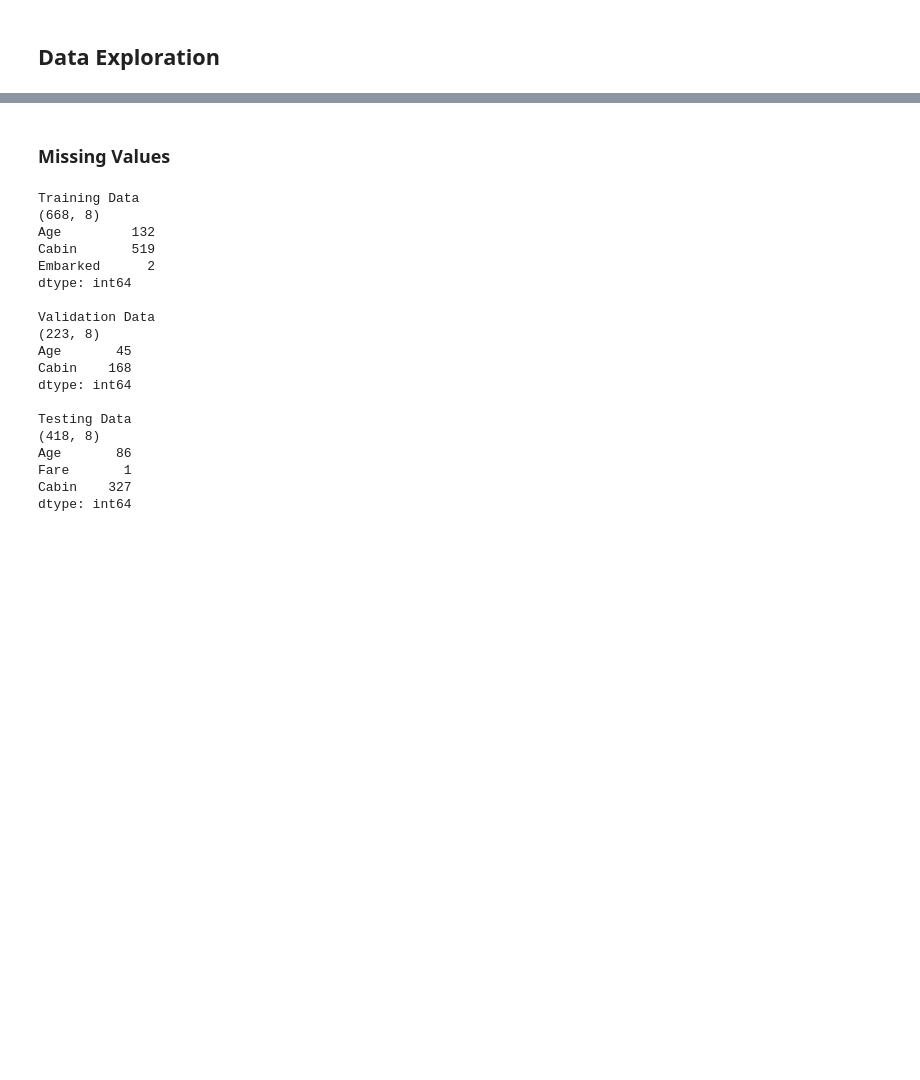
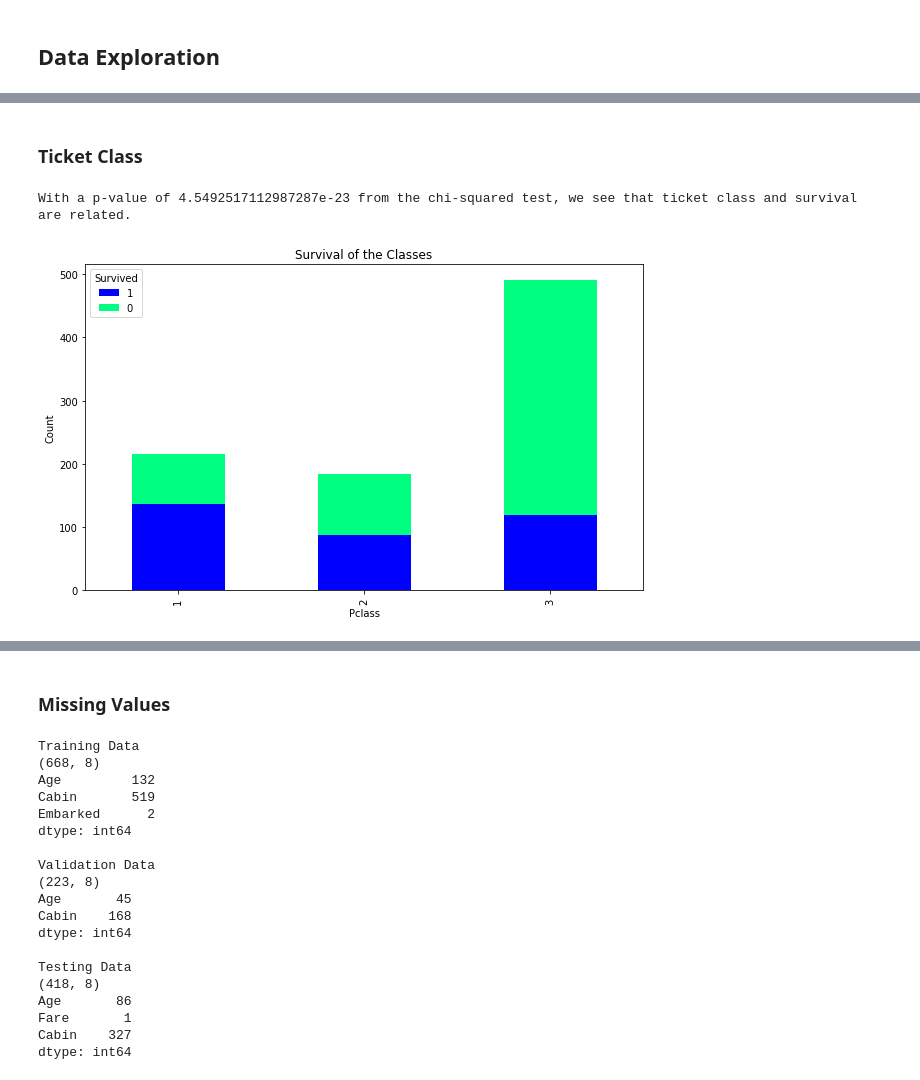
Before and after one commit to spencerhaich/Machine-Learning, a Jupyter notebook: titanic-machine-learning-practice-project.ipynb, the cells around one changed output, grey strips where cells are left out. Saved outputs shown, nothing was run; the diff lists cells and outputs as text; code cells hidden in the pictures; blank space fills up the shorter version.

```diff
--- a/titanic-machine-learning-practice-project.ipynb
+++ b/titanic-machine-learning-practice-project.ipynb
@@ -74,0 +117,14 @@ With a p-value of 1.1973570627755645e-58 from the chi-squared test, we see that
+# %% [markdown]
+### Ticket Class
+# %%
+pclass_survive = pd.crosstab(train['Pclass'], train['Survived']).sort_index(axis=1, ascending=False)
+pclass_survive.plot.bar(stacked=True,
+                        title='Survival of the Classes',
+                        ylabel='Count',
+                        colormap='winter',
+                        figsize=(10,6))
+chi2, p, dof, exp = stats.chi2_contingency(pclass_survive)
+print('With a p-value of '+str(p)+' from the chi-squared test, we see that ticket class and survival are related.')
+# %% [output]
+With a p-value of 4.5492517112987287e-23 from the chi-squared test, we see that ticket class and survival are related.
+[figure, added]
```
Also changed, not shown: parts of 42 cells of this notebook.
